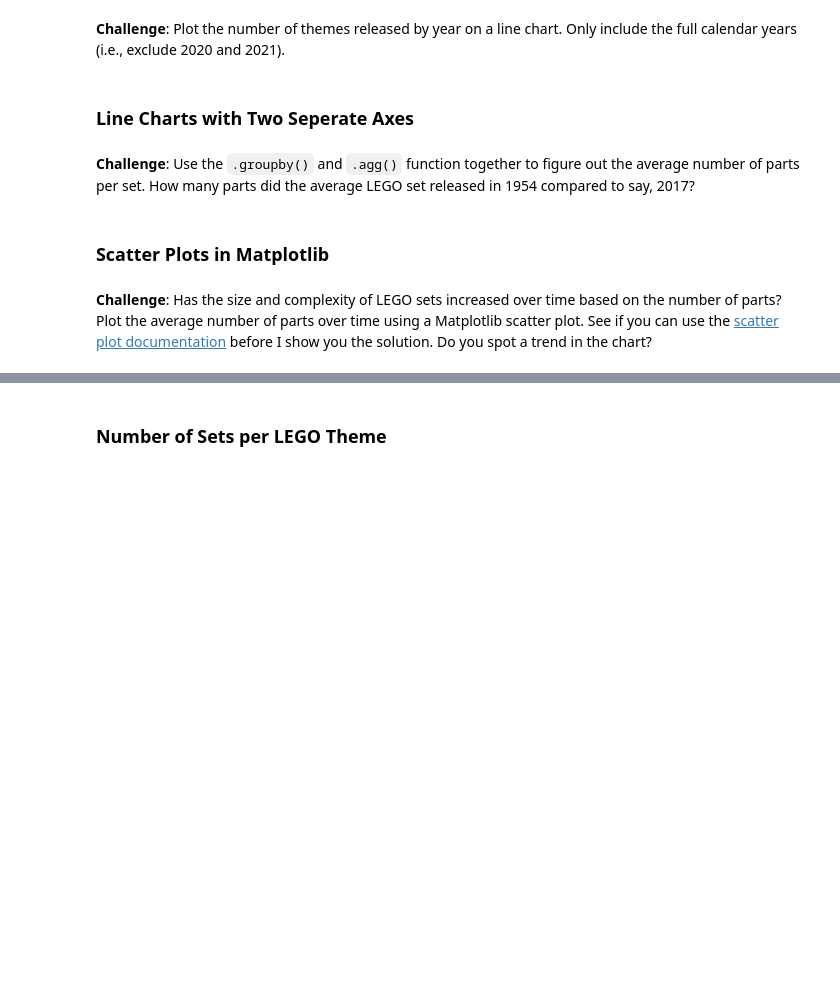
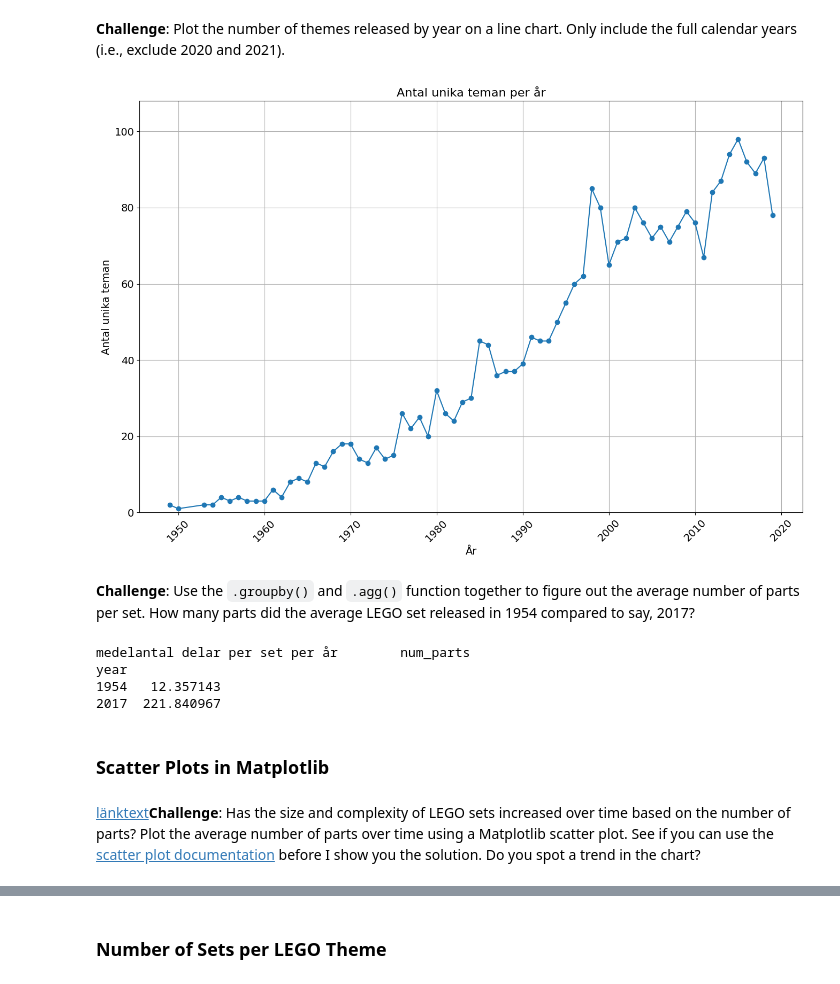
Before and after one commit to Response201/Python_Pro_Bootcamp_Day_16_to_100, a Jupyter notebook: Day 73-74/Project - Lego Analysis/Lego.ipynb, the cells around one changed output, grey strips where cells are left out. Drawn from its saved outputs; the diff is of its cells as text; code cells hidden in the pictures; blank space fills up the shorter version.

Commit message:
74 - Project - Lego Analysis

```diff
--- a/Day 73-74/Project - Lego Analysis/Lego.ipynb
+++ b/Day 73-74/Project - Lego Analysis/Lego.ipynb
@@ -175,3 +152,6 @@ plt.show()
 ### Aggregate Data with the Python .agg() Function
 
 Let's work out the number of different themes shipped by year. This means we have to count the number of unique theme_ids per calendar year.
+# %%
+unique_theme_year = sets[(sets['year'] != 2020) & (sets['year'] != 2021)].groupby('year').agg({"theme_id":"nunique"})
+print("unika teman per år",unique_theme_year)
@@ -178,10 +174,33 @@ Let's work out the number of different themes shipped by year. This means we hav
 # %% [markdown]
 **Challenge**: Plot the number of themes released by year on a line chart. Only include the full calendar years (i.e., exclude 2020 and 2021).
-# %% [markdown]
-### Line Charts with Two Seperate Axes
+# %%
+
+import matplotlib.pyplot as plt
+
+# Skapa figur
+plt.figure(figsize=(16,10))
+plt.plot(unique_theme_year.index, unique_theme_year.values, marker='o')
+plt.xticks(fontsize=14, rotation=45)
+plt.yticks(fontsize=14)
+plt.xlabel('År', fontsize=14)
+plt.ylabel('Antal unika teman', fontsize=14)
+plt.ylim(0, unique_theme_year.values.max() + 10)
+plt.title('Antal unika teman per år', fontsize=16)
+plt.grid(True)
+plt.show()
+# %% [output]
+[figure, added]
 # %% [markdown]
 **Challenge**: Use the <code>.groupby()</code> and <code>.agg()</code> function together to figure out the average number of parts per set. How many parts did the average LEGO set released in 1954 compared to say, 2017?
+# %%
+mean_parts = sets[(sets['year'] == 2017) | (sets['year'] == 1954)].groupby('year').agg({'num_parts': 'mean'})
+print("medelantal delar per set per år", mean_parts)
+# %% [output]
+medelantal delar per set per år        num_parts
+year
+1954   12.357143
+2017  221.840967
 # %% [markdown]
 ### Scatter Plots in Matplotlib
 # %% [markdown]
-**Challenge**: Has the size and complexity of LEGO sets increased over time based on the number of parts? Plot the average number of parts over time using a Matplotlib scatter plot. See if you can use the [scatter plot documentation](https://matplotlib.org/3.1.0/api/_as_gen/matplotlib.pyplot.scatter.html) before I show you the solution. Do you spot a trend in the chart?
+[länktext](https://)**Challenge**: Has the size and complexity of LEGO sets increased over time based on the number of parts? Plot the average number of parts over time using a Matplotlib scatter plot. See if you can use the [scatter plot documentation](https://matplotlib.org/3.1.0/api/_as_gen/matplotlib.pyplot.scatter.html) before I show you the solution. Do you spot a trend in the chart?
```
Also changed, not shown: parts of 9 cells of this notebook.
